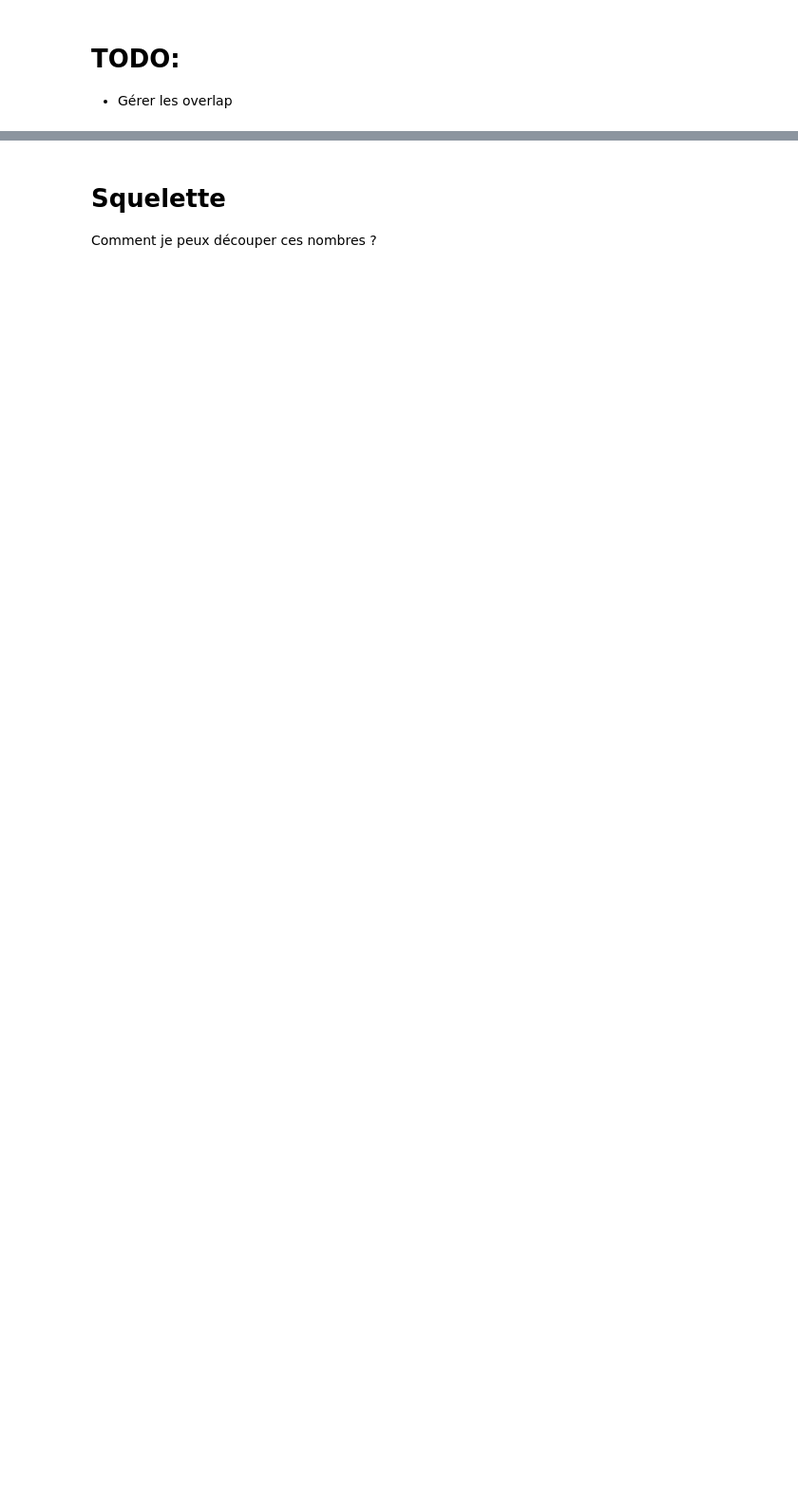
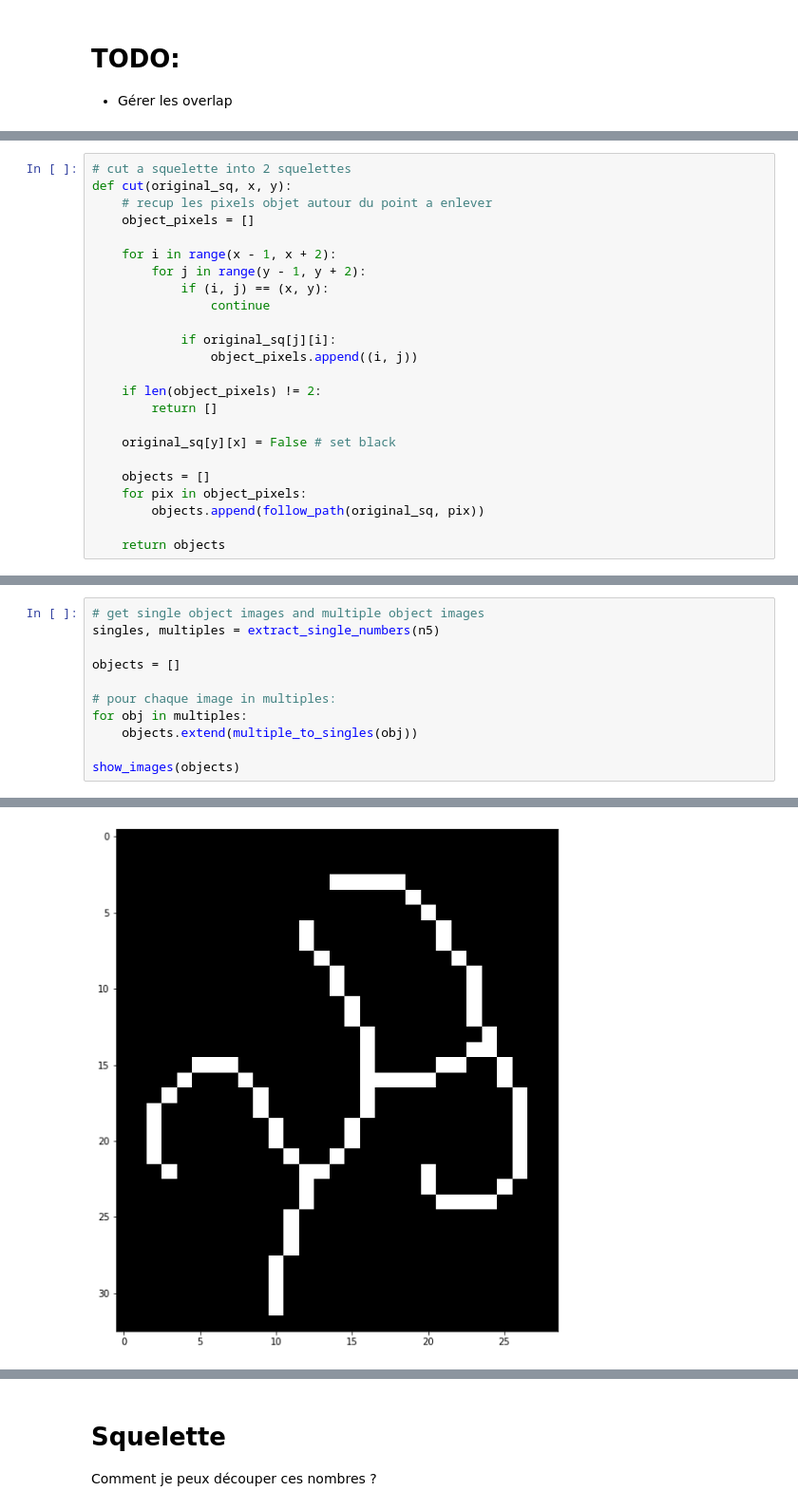
Before and after one commit to AudranDoublet/jacoubet_map_number_detection, a Jupyter notebook: Segmentation.ipynb, the cells around one changed output, grey strips where cells are left out. Shown: that part at 95% size. Saved outputs shown, nothing was run; the diff lists cells and outputs as text; blank space fills up the shorter version.

```diff
--- a/Segmentation.ipynb
+++ b/Segmentation.ipynb
@@ -458,0 +494,24 @@ n5 = process(input_img2, marked, skimage.morphology.disk(1), inversed=False)
+# %%
+# cut a squelette into 2 squelettes
+def cut(original_sq, x, y):
+    # recup les pixels objet autour du point a enlever
+    object_pixels = []
+
+    for i in range(x - 1, x + 2):
+        for j in range(y - 1, y + 2):
+            if (i, j) == (x, y):
+                continue
+
+            if original_sq[j][i]:
+                object_pixels.append((i, j))
+
+    if len(object_pixels) != 2:
+        return []
+
+    original_sq[y][x] = False # set black
+
+    objects = []
+    for pix in object_pixels:
+        objects.append(follow_path(original_sq, pix))
+
+    return objects
@@ -458,0 +557,12 @@ n5 = process(input_img2, marked, skimage.morphology.disk(1), inversed=False)
+# %%
+# get single object images and multiple object images
+singles, multiples = extract_single_numbers(n5)
+
+objects = []
+
+# pour chaque image in multiples:
+for obj in multiples:
+    objects.extend(multiple_to_singles(obj))
+
+show_images(objects)
+# %% [output]
@@ -458,0 +572 @@ n5 = process(input_img2, marked, skimage.morphology.disk(1), inversed=False)
+[figure, added]
```
Also changed, not shown: parts of 11 cells of this notebook.
